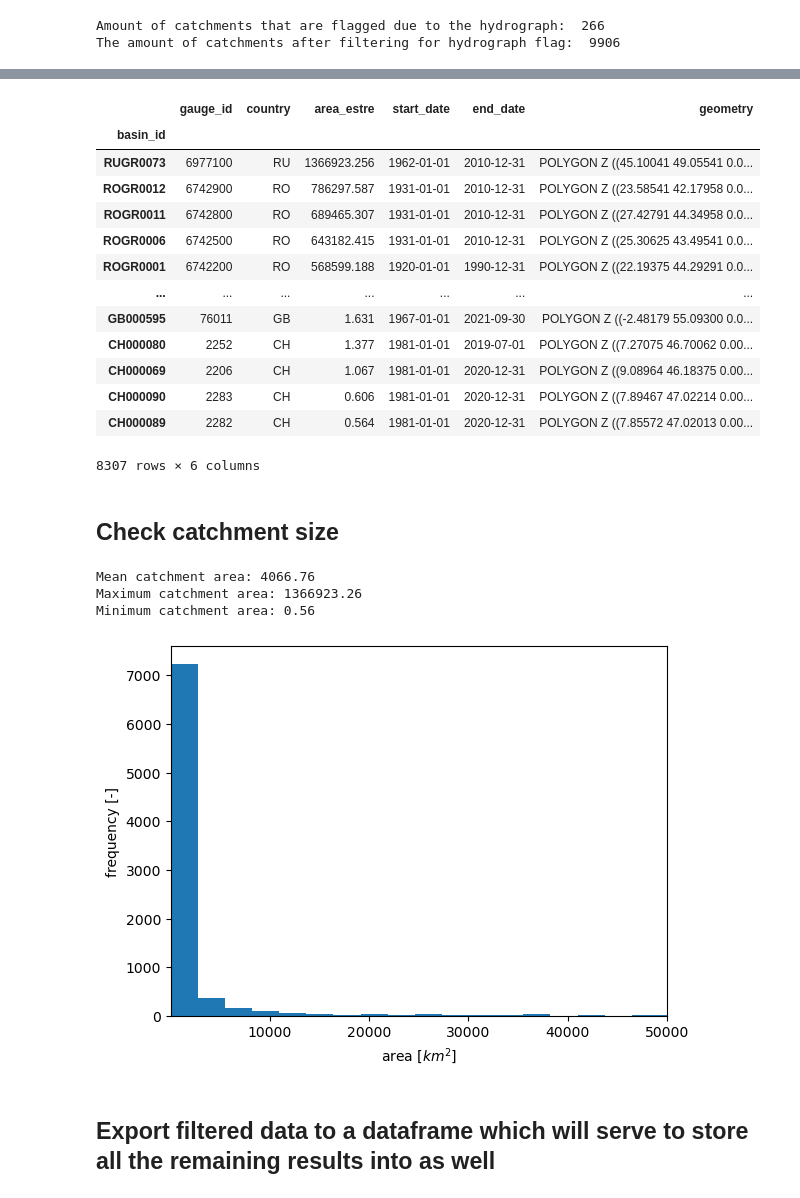
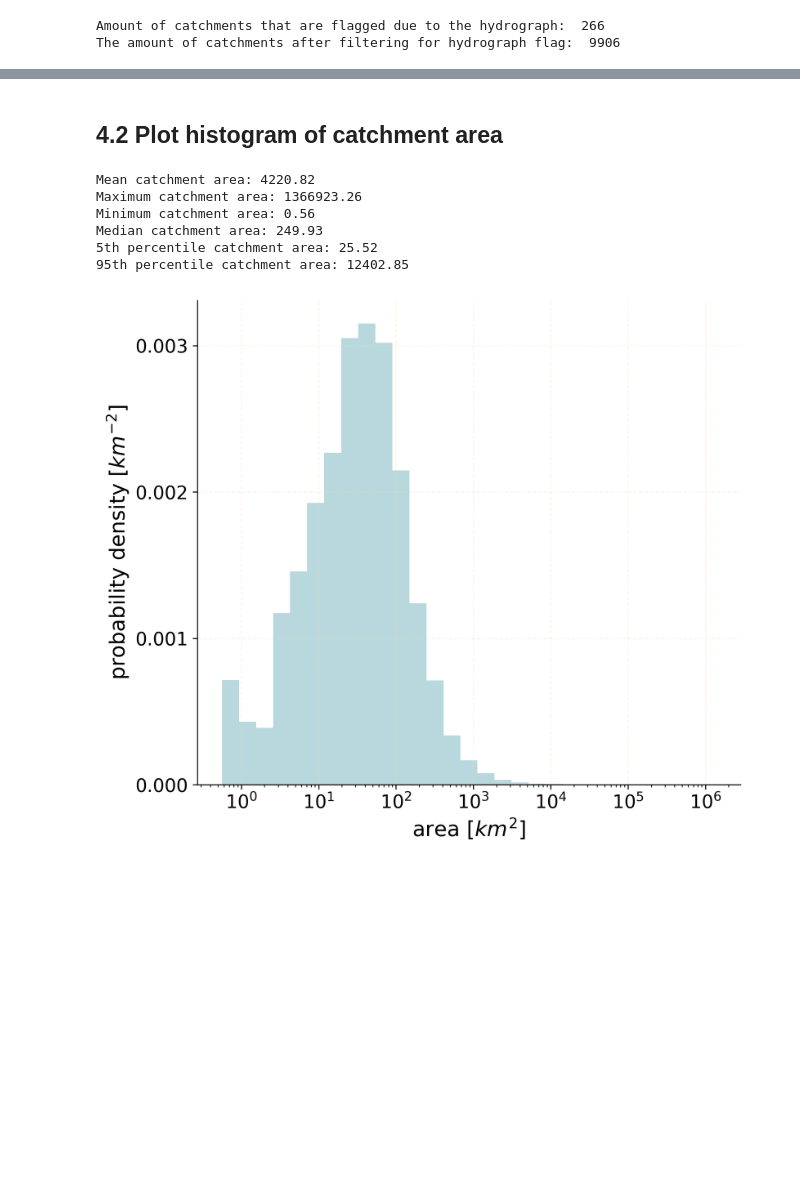
Before and after one commit to ALHemshornDeSanchez/streamflow_sensitivity_europe, a Jupyter notebook: notebooks/01_filter_catchments.ipynb, the cells around one changed output, grey strips where cells are left out. Cells and saved outputs as stored; diff of their text form; code cells hidden in the pictures; blank space fills up the shorter version.

```diff
--- a/notebooks/01_filter_catchments.ipynb
+++ b/notebooks/01_filter_catchments.ipynb
@@ -52,4 +47,12 @@ fp_qidx_mon = fp / "streamflow_indices/monthly/" # contains: monthly_streamflow_
 # Output directories
 fp_data_processed = fp_gh / "data/processed/"
 fp_figures = fp_gh / "figures/"
+# %%
+# Set up colors
+color1 = "#B8D8DD" # Sky blue
+color2 = "#FEDBB5" # Sand
+color3 = "#324649" # Dark blue
+color4 = "#EF9850" # Honey
+color5 = "#AF5C3F" # Cinnamon
+colors = [color1, color2, color3, color4, color5]
 # %% [markdown]
@@ -385,20 +474,6 @@ Wall time: 26.5 s
 # %%
-shp_gau_sel.drop(columns=['gauge_prov', 'area_offic', 'area_flag', 'area_rel',
-                          'num_years', 'num_months', 'num_days', 'num_contin','num_days_g', 'num_days_r', 'num_days_n', 'num_days_s', 'gauge_flag','duplicated', 'watershed_'], inplace=True)
-shp_cat_sel.drop(columns=['area_offic','area_flag', 'area_rel','gauge_flag', 'upstream', 'group'], inplace=True)
-shp_cat_sel
+shp_gau_sel.drop(columns=['gauge_prov', 'area_offic', 'area_flag', 'area_rel','num_years', 'num_months',
+                          'num_days', 'num_contin', 'num_days_g', 'num_days_r', 'num_days_n',
+                          'num_days_s', 'gauge_flag','duplicated', 'watershed_'], inplace=True)
+shp_cat_sel.drop(columns=['area_offic','area_flag', 'area_rel','gauge_flag', 'upstream',
+                          'group'], inplace=True)
-# %% [output]
-|  | gauge_id | country | area_estre | start_date | end_date | geometry |
-| basin_id |  |  |  |  |  |  |
-| RUGR0073 | 6977100 | RU | 1366923.256 | 1962-01-01 | 2010-12-31 | POLYGON Z ((45.10041 49.05541 0.0... |
-| ROGR0012 | 6742900 | RO | 786297.587 | 1931-01-01 | 2010-12-31 | POLYGON Z ((23.58541 42.17958 0.0... |
-| ROGR0011 | 6742800 | RO | 689465.307 | 1931-01-01 | 2010-12-31 | POLYGON Z ((27.42791 44.34958 0.0... |
-| ROGR0006 | 6742500 | RO | 643182.415 | 1931-01-01 | 2010-12-31 | POLYGON Z ((25.30625 43.49541 0.0... |
-| ROGR0001 | 6742200 | RO | 568599.188 | 1920-01-01 | 1990-12-31 | POLYGON Z ((22.19375 44.29291 0.0... |
-| ... | ... | ... | ... | ... | ... | ... |
-| GB000595 | 76011 | GB | 1.631 | 1967-01-01 | 2021-09-30 | POLYGON Z ((-2.48179 55.09300 0.0... |
-| CH000080 | 2252 | CH | 1.377 | 1981-01-01 | 2019-07-01 | POLYGON Z ((7.27075 46.70062 0.00... |
-| CH000069 | 2206 | CH | 1.067 | 1981-01-01 | 2020-12-31 | POLYGON Z ((9.08964 46.18375 0.00... |
-| CH000090 | 2283 | CH | 0.606 | 1981-01-01 | 2020-12-31 | POLYGON Z ((7.89467 47.02214 0.00... |
-| CH000089 | 2282 | CH | 0.564 | 1981-01-01 | 2020-12-31 | POLYGON Z ((7.85572 47.02013 0.00... |
-8307 rows × 6 columns
@@ -405,19 +487,47 @@ shp_cat_sel
 # %% [markdown]
-## Check catchment size
+## 4.2 Plot histogram of catchment area
 # %%
 print(f"Mean catchment area: {shp_cat_sel['area_estre'].mean():.2f}")
 print(f"Maximum catchment area: {shp_cat_sel['area_estre'].max():.2f}")
 print(f"Minimum catchment area: {shp_cat_sel['area_estre'].min():.2f}")
 
-plt.hist(shp_cat_sel['area_estre'], bins=500)
-plt.xlim(0.5,50000)
-plt.xlabel('area [$km^2$]')
-plt.ylabel('frequency [-]')
+print(f"Median catchment area: {shp_cat_sel['area_estre'].median():.2f}")
+print(f"5th percentile catchment area: {shp_cat_sel['area_estre'].quantile(0.05):.2f}")
+print(f"95th percentile catchment area: {shp_cat_sel['area_estre'].quantile(0.95):.2f}")
+
+
+ft = 14
+fig, ax= plt.subplots(figsize=(7, 6), dpi=300)
+
+# Histogram
+area = shp_cat_sel['area_estre'].to_numpy()
+area = area[area > 0]
+bins = np.logspace(np.log10(area.min()), np.log10(area.max()), 30)
+ax.hist(area, bins=bins, density=True, #orientation='horizontal', #alpha=0.4,
+             color=color1, edgecolor='none')
+ax.set_xscale('log')
+
+ax.set_xlabel('area [$km^2$]', fontsize=ft+2)
+ax.set_ylabel('probability density [$km^{-2}$]', fontsize=ft+2)
+plt.setp(ax.get_xticklabels(), fontsize=ft) #set_xticks(fontsize=ft)
+plt.setp(ax.get_yticklabels(), fontsize=ft, ) #set_xticks(fontsize=ft)
+ax.yaxis.set_major_locator(ticker.MaxNLocator(nbins=4))
+ax.yaxis.set_major_formatter(ticker.FormatStrFormatter('%.3f'))
+
+#plt.gca().yaxis.set_major_formatter(ticker.FormatStrFormatter('%.3f'))
+ax.spines["top"].set_visible(False)
+ax.spines["right"].set_visible(False)
+ax.grid(True, which='major', linestyle="--", alpha=0.3, color=color2)
+
+plt.tight_layout()
+fig.savefig(fp_figures/"01_selection/EStreams_area_histogram.png", dpi=300, bbox_inches='tight')
+fig.savefig(fp_figures/"01_selection/EStreams_area_histogram.pdf", dpi=300, bbox_inches='tight')
 plt.show()
 # %% [output]
-Mean catchment area: 4066.76
+Mean catchment area: 4220.82
 Maximum catchment area: 1366923.26
 Minimum catchment area: 0.56
+Median catchment area: 249.93
+5th percentile catchment area: 25.52
+95th percentile catchment area: 12402.85
-[figure, old version]
+[figure, new version]
-# %% [markdown]
-## Export filtered data to a dataframe which will serve to store all the remaining results into as well
```
Also changed, not shown: parts of 25 cells of this notebook, 4 other files.
